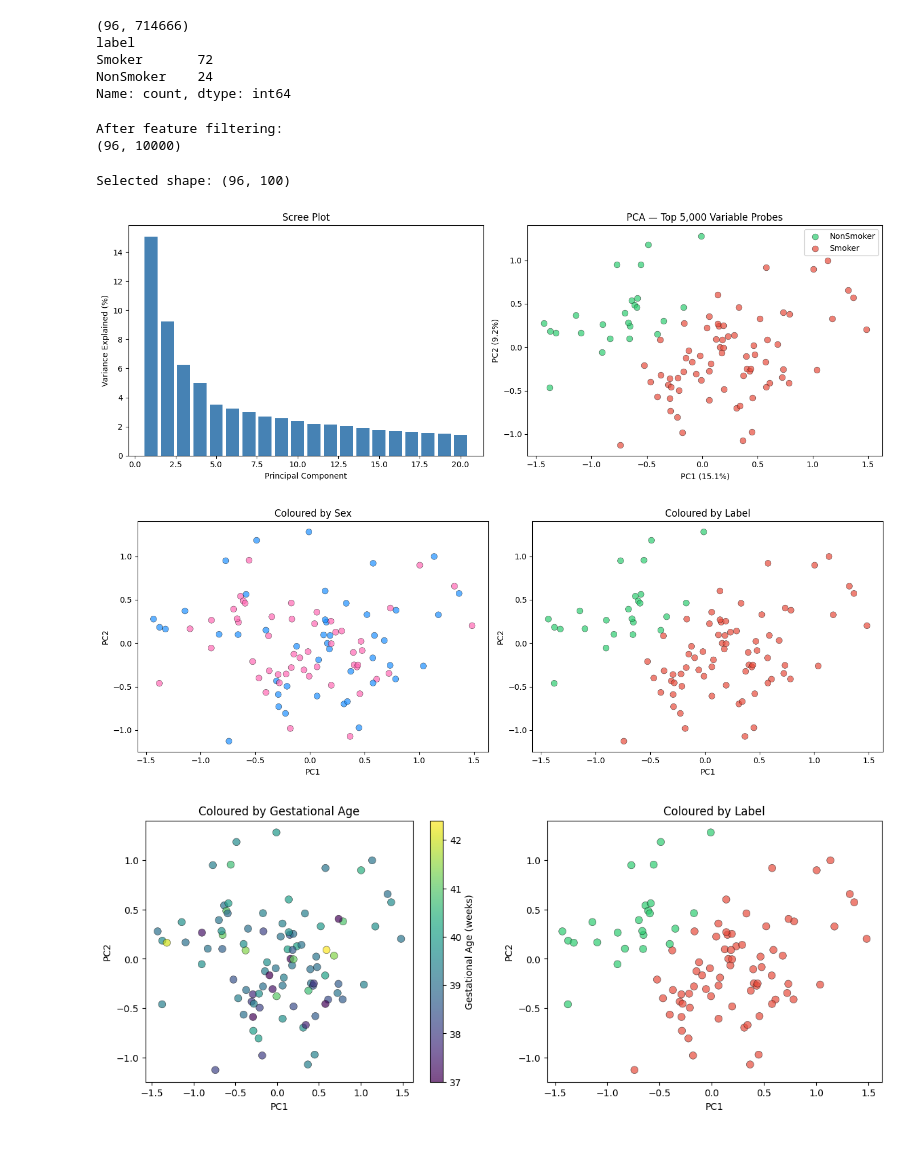
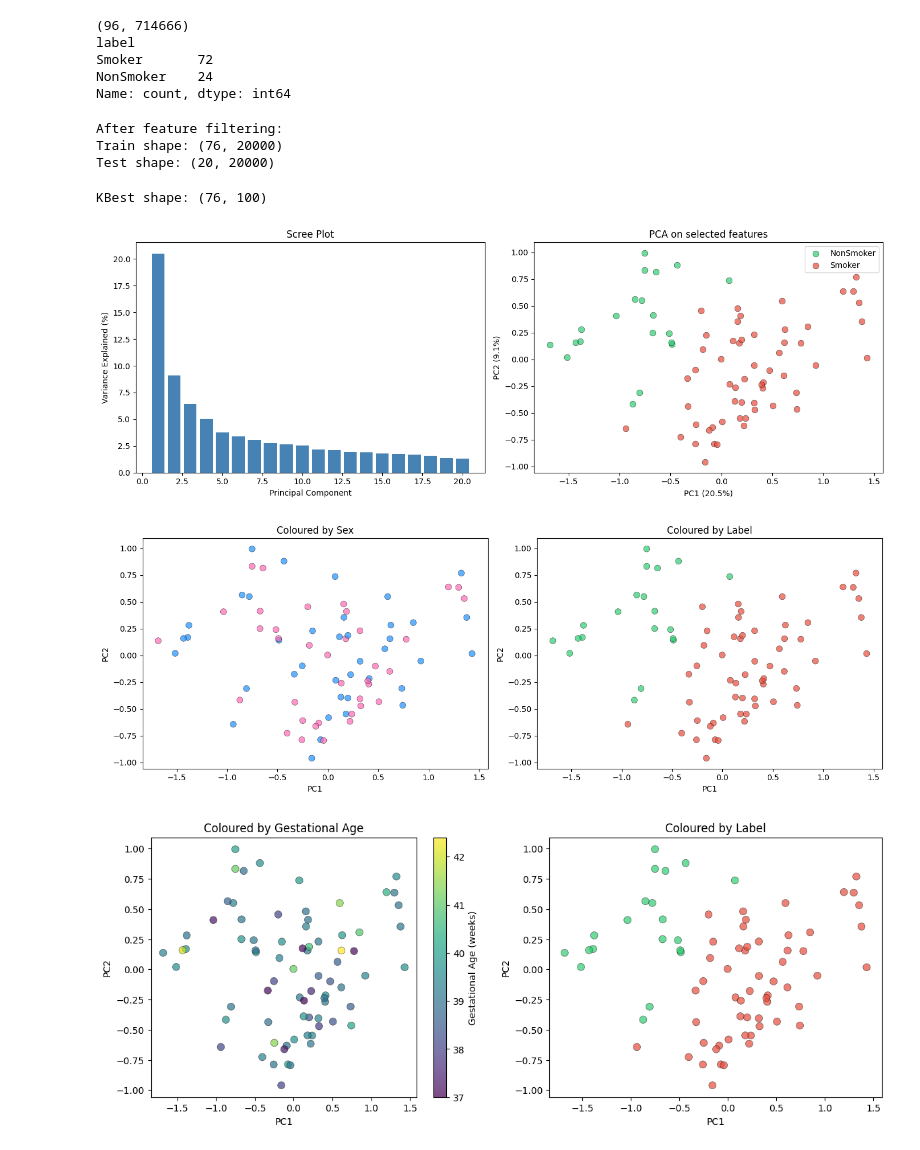
Before and after one commit to patinoboh/bioinformatika, a Jupyter notebook: project/rasto.ipynb, the cells around one changed output. Cells and saved outputs as stored; diff of their text form; code cells hidden in the pictures.

```diff
--- a/project/rasto.ipynb
+++ b/project/rasto.ipynb
@@ -211,15 +216,30 @@ Name: count, dtype: int64
 # %%
-variances = X.var(axis=0)
+"""variances = X.var(axis=0)
 
 top_features = variances.sort_values(ascending=False).head(10000).index
 
 X_filtered = X[top_features]
 
 print("\nAfter feature filtering:")
-print(X_filtered.shape)
+print(X_filtered.shape)"""
+# 1. compute variances ONLY on training data
+variances = X_train.var(axis=0)
+
+# 2. select top-k features based on training set only
+top_k = 20_000
+top_features = variances.sort_values(ascending=False).head(top_k).index
+
+# 3. filter both train and test using SAME features
+X_train_filtered = X_train[top_features]
+X_test_filtered = X_test[top_features]
+
+print("\nAfter feature filtering:")
+print("Train shape:", X_train_filtered.shape)
+print("Test shape:", X_test_filtered.shape)
 # %% [output]
 After feature filtering:
-(96, 10000)
+Train shape: (76, 20000)
+Test shape: (20, 20000)
 # %%
 """from sklearn.feature_selection import SequentialFeatureSelector
 from sklearn.linear_model import LogisticRegression
@@ -242,7 +262,8 @@ sfs.fit(X_small, y)
 X_selected = sfs.transform(X_small)
 
 print("Selected shape:", X_selected.shape)"""
-from sklearn.feature_selection import SelectKBest, f_classif
+
+"""from sklearn.feature_selection import SelectKBest, f_classif
 from sklearn.linear_model import LogisticRegression
 
 X_small = X_filtered
@@ -251,58 +272,73 @@ selector = SelectKBest(score_func=f_classif, k=100)
 
 X_selected = selector.fit_transform(X_small, y)
 
-print("Selected shape:", X_selected.shape)
+print("Selected shape:", X_selected.shape)"""
+from sklearn.feature_selection import SelectKBest, f_classif
+
+selector = SelectKBest(score_func=f_classif, k=100)
+X_train_kbest = selector.fit_transform(X_train_filtered, y_train)
+X_test_kbest = selector.transform(X_test_filtered)
+
+
+print("KBest shape:", X_train_kbest.shape)
 # %% [output]
-Selected shape: (96, 100)
+KBest shape: (76, 100)
 # %%
 from sklearn.decomposition import PCA
 
 pca = PCA(n_components=20, random_state=42)
 #pca = PCA(n_components=0.95, random_state=42)
-PCs = pca.fit_transform(X_selected)
+#PCs = pca.fit_transform(X_selected)
+PCs = pca.fit_transform(X_train_kbest)
+#TODO PCs_test = pca.transform(X_test_kbest)
 
 #scree
 fig, axes = plt.subplots(1, 2, figsize=(14, 5))
 #fig, axes = plt.subplots(1, 2, figsize=(14, 5), constrained_layout=True)
 
 axes[0].bar(range(1, 21), pca.explained_variance_ratio_ * 100, color='steelblue')
 #axes[0].bar(range(1, len(pca.explained_variance_ratio_)+1), pca.explained_variance_ratio_ * 100, color='steelblue')
 axes[0].set_xlabel('Principal Component')
 axes[0].set_ylabel('Variance Explained (%)')
 axes[0].set_title('Scree Plot')
 
 #pc1 vs pc2
 colors = {'Smoker': '#e74c3c', 'NonSmoker': '#2ecc71'}
-for label, grp in pd.DataFrame({'PC1': PCs[:,0], 'PC2': PCs[:,1], 'label': y.values}).groupby('label'):
+#for label, grp in pd.DataFrame({'PC1': PCs[:,0], 'PC2': PCs[:,1], 'label': y.values}).groupby('label'):
+ #   axes[1].scatter(grp['PC1'], grp['PC2'], label=label,
+  #                  color=colors[label], alpha=0.7, edgecolors='k', linewidths=0.4, s=60)
+for label, grp in pd.DataFrame({'PC1': PCs[:,0], 'PC2': PCs[:,1], 'label': y_train.values}).groupby('label'):
     axes[1].scatter(grp['PC1'], grp['PC2'], label=label,
                     color=colors[label], alpha=0.7, edgecolors='k', linewidths=0.4, s=60)
 
 axes[1].set_xlabel(f'PC1 ({pca.explained_variance_ratio_[0]*100:.1f}%)')
 axes[1].set_ylabel(f'PC2 ({pca.explained_variance_ratio_[1]*100:.1f}%)')
-axes[1].set_title('PCA — Top 5,000 Variable Probes')
+axes[1].set_title('PCA on selected features')
 
 axes[1].legend()
 
 plt.tight_layout()
 plt.show()
 # %% [output]
-[figure, old version]
+[figure, new version]
 # %%
-sex_col = meta_df.loc[df.index, 'sex'].map({'Sex: F': 'hotpink', 'Sex: M': 'dodgerblue'})
-
+sex_col = meta_df.loc[X_train.index, 'sex'].map({
+    'Sex: F': 'hotpink',
+    'Sex: M': 'dodgerblue'
+})
 fig, axes = plt.subplots(1, 2, figsize=(14, 5))
 for ax, col, title in zip(axes,
                            [sex_col.values, None],
                            ['Coloured by Sex', 'Coloured by Label']):
     if col is None:
-        col = [colors[l] for l in y.values]
+        col = [colors[l] for l in y_train.loc[X_train.index]]
     ax.scatter(PCs[:,0], PCs[:,1], c=col, alpha=0.7, edgecolors='k', linewidths=0.4, s=60)
     ax.set_xlabel(f'PC1'); ax.set_ylabel('PC2'); ax.set_title(title)
 plt.tight_layout()
 plt.show()
 
 #by gestational age
-age_col = meta_df.loc[df.index, 'gestational_age'].map(
+age_col = meta_df.loc[X_train.index, 'gestational_age'].map(
     lambda x: float(x.split(': ')[1].replace(' weeks', ''))
 )
 fig, axes = plt.subplots(1, 2, figsize=(14, 5))
@@ -310,12 +346,12 @@ for ax, col, title in zip(axes,
                            [age_col.values, None],
                            ['Coloured by Gestational Age', 'Coloured by Label']):
     if col is None:
-        col = [colors[l] for l in y.values]
+        col = [colors[l] for l in y_train.loc[X_train.index]]
     scatter = ax.scatter(PCs[:,0], PCs[:,1], c=col, alpha=0.7, edgecolors='k', linewidths=0.4, s=60, cmap='viridis')
     ax.set_xlabel(f'PC1'); ax.set_ylabel('PC2'); ax.set_title(title)
     if col is age_col.values:
         cbar = plt.colorbar(scatter, ax=ax)
         cbar.set_label('Gestational Age (weeks)')
 # %% [output]
-[figure, old version]
+[figure, new version]
-[figure, old version]
+[figure, new version]
```
Also changed, not shown: parts of 12 cells of this notebook.
